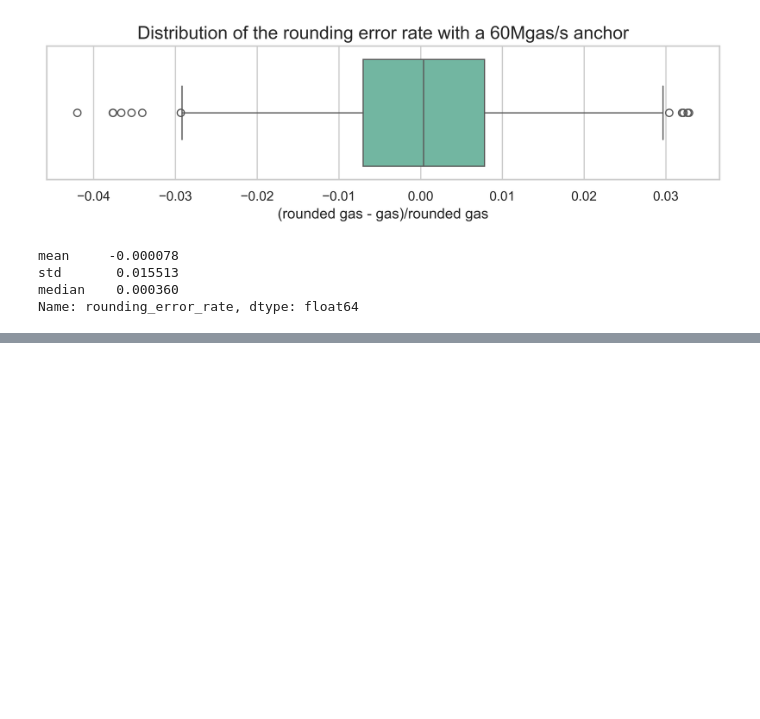
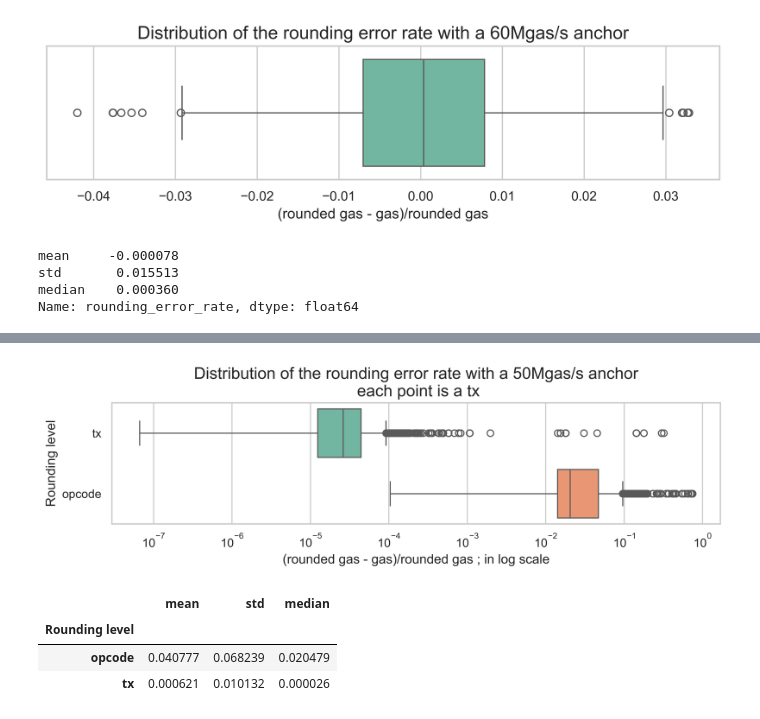
Before and after one commit to misilva73/evm-gas-repricings, a Jupyter notebook: notebooks/2.2-frac-gas-analysis.ipynb, the cells around one changed output, grey strips where cells are left out. Drawn from its saved outputs; the diff is of its cells as text; code cells hidden in the pictures; blank space fills up the shorter version.

```diff
--- a/notebooks/2.2-frac-gas-analysis.ipynb
+++ b/notebooks/2.2-frac-gas-analysis.ipynb
@@ -442,0 +577,29 @@ Name: rounding_error_rate, dtype: float64
+# %%
+tx_err_df = (
+    new_gas_df.groupby(["tx_hash"])[
+        ["total_op_new_gas", "total_op_new_gas_rounded_3", "total_op_new_gas_rounded_0"]
+    ]
+    .sum()
+    .reset_index()
+)
+tx_err_df["total_op_new_gas_rounded_3"] = np.ceil(
+    tx_err_df["total_op_new_gas_rounded_3"]
+)
+
+tx_err_df["rounding_error_rate_3"] = (
+    np.ceil(tx_err_df["total_op_new_gas_rounded_3"]) - tx_err_df["total_op_new_gas"]
+) / np.ceil(tx_err_df["total_op_new_gas_rounded_3"])
+tx_err_df["rounding_error_rate_0"] = (
+    np.ceil(tx_err_df["total_op_new_gas_rounded_0"]) - tx_err_df["total_op_new_gas"]
+) / np.ceil(tx_err_df["total_op_new_gas_rounded_0"])
+
+tx_err_df = tx_err_df[tx_err_df["rounding_error_rate_0"] > 0]
+
+tx_err_df = tx_err_df.melt(
+    id_vars=["tx_hash"],
+    value_vars=["rounding_error_rate_3", "rounding_error_rate_0"],
+    var_name="Rounding level",
+    value_name="rounding_error_rate",
+)
+tx_err_df["Rounding level"] = np.where(tx_err_df["Rounding level"].str[-1]=="0", "opcode", "tx")
+tx_err_df
@@ -442,0 +620,19 @@ Name: rounding_error_rate, dtype: float64
+# %%
+plt.figure(figsize=(10, 2))
+sns.boxplot(data=tx_err_df, x="rounding_error_rate", y="Rounding level", hue="Rounding level")
+plt.xscale('log')
+plt.title(
+    "Distribution of the rounding error rate with a 50Mgas/s anchor\n each point is a tx"
+)
+plt.ylabel("Rounding level")
+plt.xlabel("(rounded gas - gas)/rounded gas ; in log scale")
+plt.show()
+# %% [output]
+[figure, added]
+# %%
+tx_err_df.groupby("Rounding level")["rounding_error_rate"].agg(["mean", "std", "median"])
+# %% [output]
+|  | mean | std | median |
+| Rounding level |  |  |  |
+| opcode | 0.040777 | 0.068239 | 0.020479 |
+| tx | 0.000621 | 0.010132 | 0.000026 |
```
Also changed, not shown: parts of 11 cells of this notebook, 2 other files.
